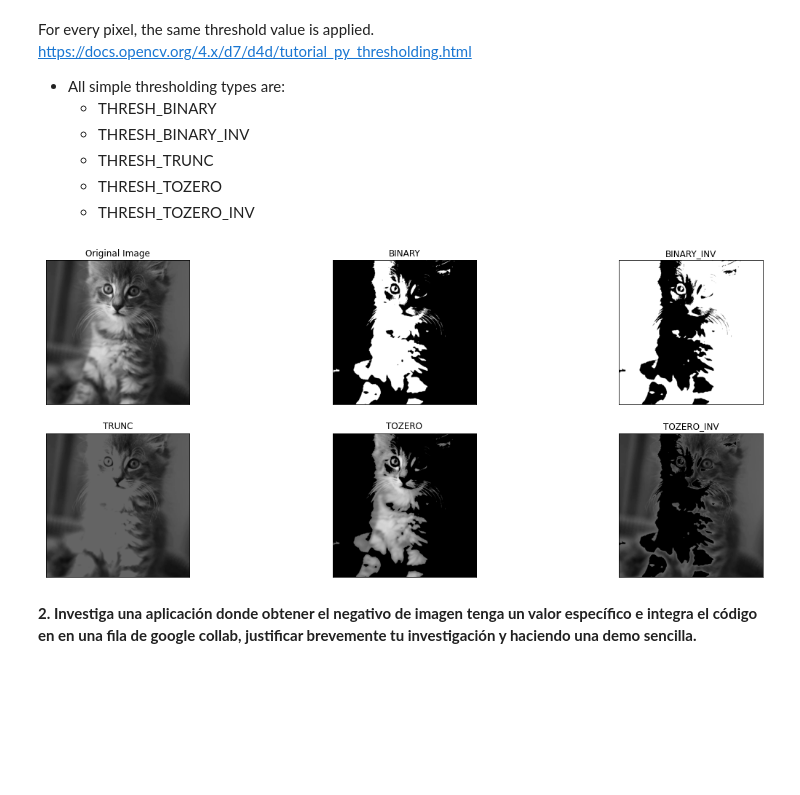
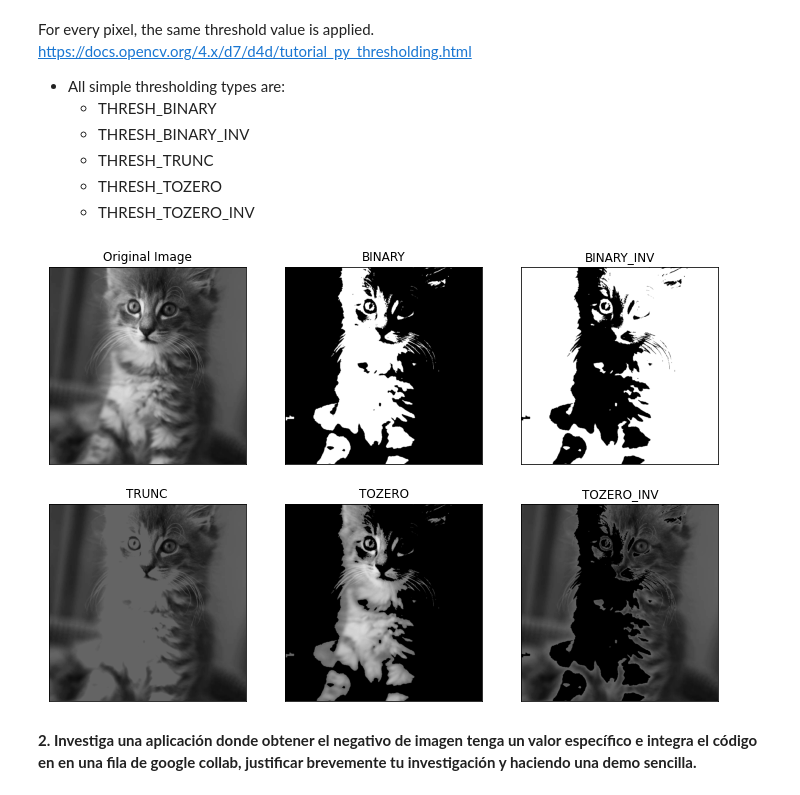
Before and after one commit to andreac941/ComputerVision-Eq3, a Jupyter notebook: SimpleImageProcessing_Eq10.ipynb, the cells around one changed output. Cells and saved outputs as stored; diff of their text form; code cells hidden in the pictures; blank space fills up the shorter version.

```diff
--- a/SimpleImageProcessing_Eq10.ipynb
+++ b/SimpleImageProcessing_Eq10.ipynb
@@ -114,25 +114,25 @@ https://docs.opencv.org/4.x/d7/d4d/tutorial_py_thresholding.html
 # %%
 url1 = "https://placekitten.com/700/700"
 myImg = io.imread(url1)
 myGrayImg1 = cv.cvtColor(myImg, cv.COLOR_BGR2GRAY)
 thresh = 100
 ret1,th1 = cv.threshold(myGrayImg1,thresh,255,cv.THRESH_BINARY)
 ret2,th2 = cv.threshold(myGrayImg1,thresh,255,cv.THRESH_BINARY_INV)
 ret3,th3 = cv.threshold(myGrayImg1,thresh,255,cv.THRESH_TRUNC)
 ret4,th4 = cv.threshold(myGrayImg1,thresh,255,cv.THRESH_TOZERO)
 ret5,th5 = cv.threshold(myGrayImg1,thresh,255,cv.THRESH_TOZERO_INV)
 
 titles = ['Original Image','BINARY','BINARY_INV','TRUNC','TOZERO','TOZERO_INV']
 images = [myGrayImg1, th1, th2, th3, th4, th5]
 
-fig = plt.figure(figsize=(20, 8))
+fig = plt.figure(figsize=(12, 8))
 for i in range(6):
     plt.subplot(2,3,i+1),plt.imshow(images[i],'gray',vmin=0,vmax=255)
     plt.title(titles[i])
     plt.xticks([]),plt.yticks([])
 plt.show()
 # %% [output]
-[figure, old version]
+[figure, new version]
 # %% [markdown]
 **2.   Investiga una aplicación donde obtener el negativo de imagen tenga un valor específico e integra el código en en una fila de google collab, justificar brevemente tu investigación y haciendo una demo sencilla.**
 # %% [markdown]
```
